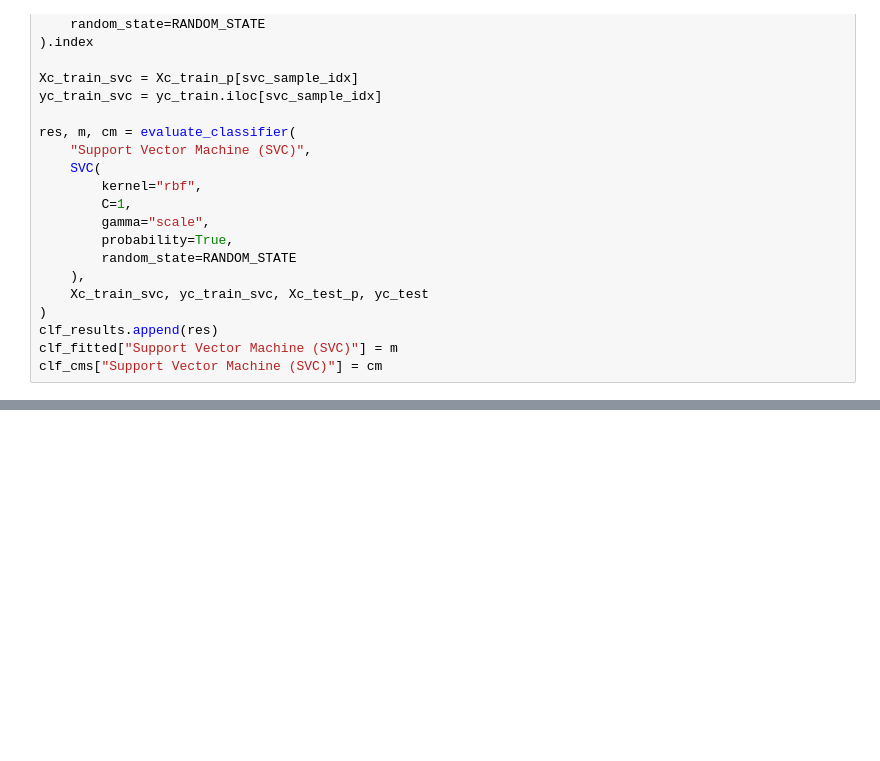
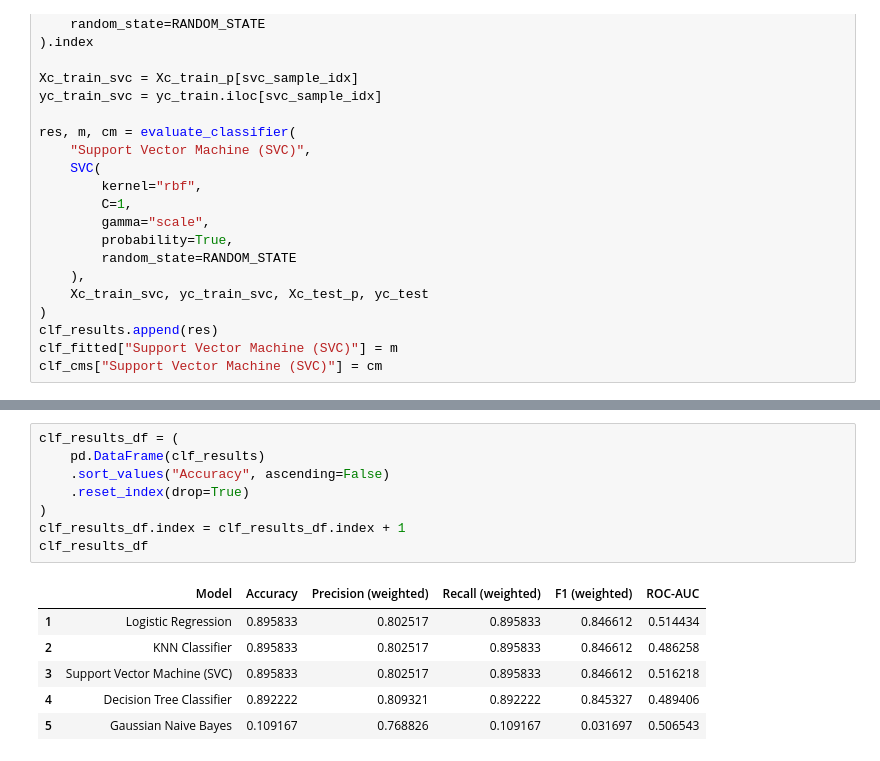
Before and after one commit to Ramjith821/RetailSalestest, a Jupyter notebook: Retail_store.ipynb, the cells around one changed output, grey strips where cells are left out. Drawn from its saved outputs; the diff is of its cells as text; blank space fills up the shorter version.

```diff
--- a/Retail_store.ipynb
+++ b/Retail_store.ipynb
@@ -901,0 +923,15 @@ clf_cms["Support Vector Machine (SVC)"] = cm
+# %%
+clf_results_df = (
+    pd.DataFrame(clf_results)
+    .sort_values("Accuracy", ascending=False)
+    .reset_index(drop=True)
+)
+clf_results_df.index = clf_results_df.index + 1
+clf_results_df
+# %% [output]
+|  | Model | Accuracy | Precision (weighted) | Recall (weighted) | F1 (weighted) | ROC-AUC |
+| 1 | Logistic Regression | 0.895833 | 0.802517 | 0.895833 | 0.846612 | 0.514434 |
+| 2 | KNN Classifier | 0.895833 | 0.802517 | 0.895833 | 0.846612 | 0.486258 |
+| 3 | Support Vector Machine (SVC) | 0.895833 | 0.802517 | 0.895833 | 0.846612 | 0.516218 |
+| 4 | Decision Tree Classifier | 0.892222 | 0.809321 | 0.892222 | 0.845327 | 0.489406 |
+| 5 | Gaussian Naive Bayes | 0.109167 | 0.768826 | 0.109167 | 0.031697 | 0.506543 |
```
Also changed, not shown: parts of 2 cells of this notebook.
